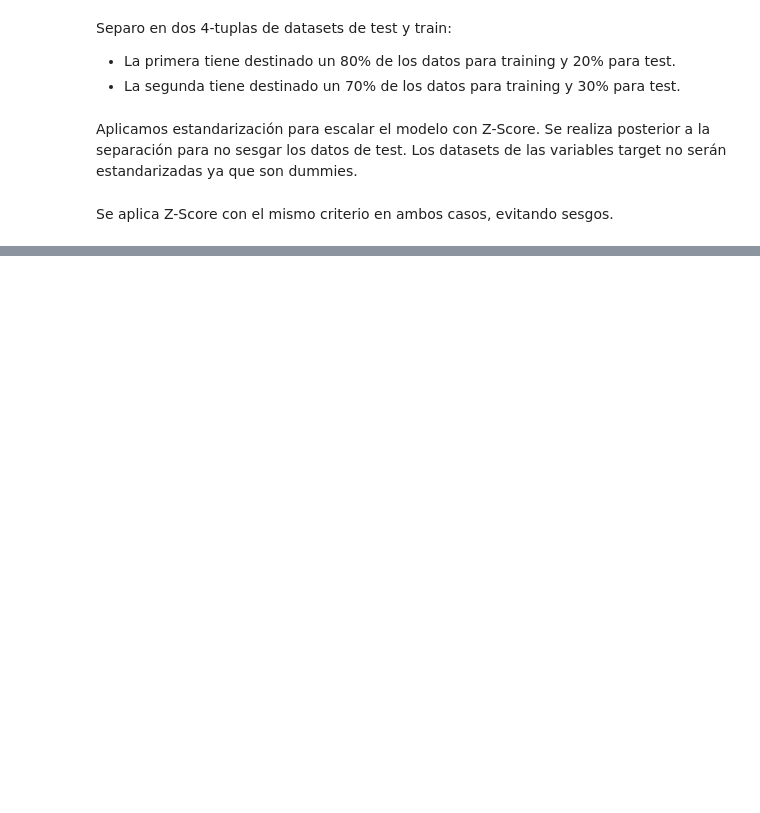
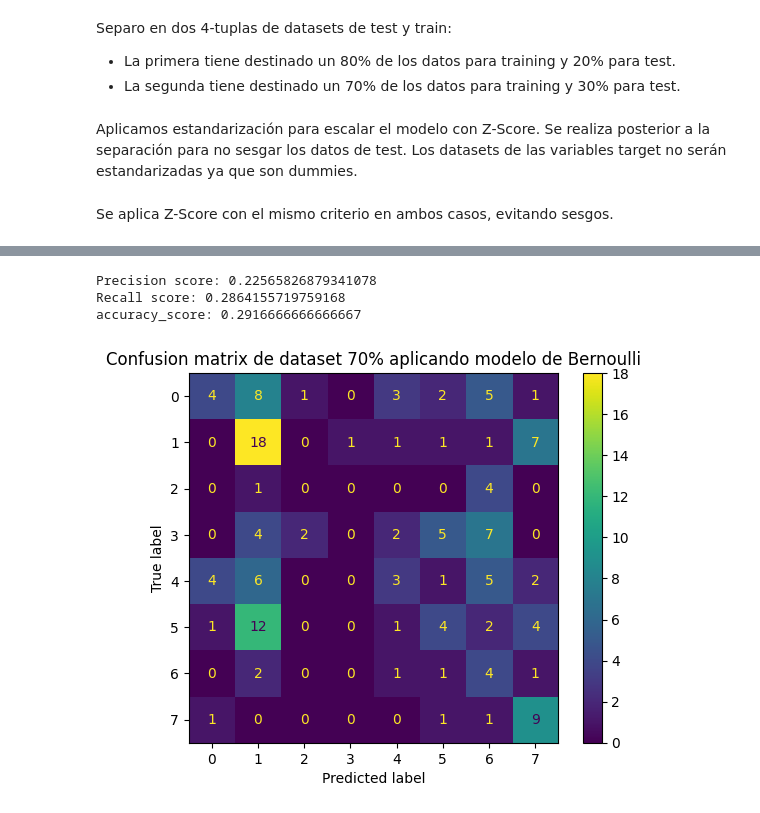
Before and after one commit to bpace1/TP2-Mineria-De-Datos, a Jupyter notebook: Tp_2.ipynb, the cells around one changed output, grey strips where cells are left out. Saved outputs shown, nothing was run; the diff lists cells and outputs as text; code cells hidden in the pictures; blank space fills up the shorter version.

```diff
--- a/Tp_2.ipynb
+++ b/Tp_2.ipynb
@@ -850,0 +972,17 @@ X_test_30_std: pd.DataFrame = pd.DataFrame(X_70.transform(X_test_30), columns=X_
+# %%
+bayes_ingenuo_70_bernoulli.fit(X_train_70_std, y_train_70)
+
+y_pred_bayes_ingenuo_70_bernoulli = bayes_ingenuo_70_bernoulli.predict(X_test_30_std)
+
+print(f'Precision score: {precision_score(y_test_30, y_pred_bayes_ingenuo_70_bernoulli, average="macro")}')
+print(f'Recall score: {recall_score(y_test_30, y_pred_bayes_ingenuo_70_bernoulli, average="macro")}')
+print(f'accuracy_score: {accuracy_score(y_test_30, y_pred_bayes_ingenuo_70_bernoulli)}')
+
+confusion_matrix_70_bernoulli = confusion_matrix(y_test_30, y_pred_bayes_ingenuo_70_bernoulli)
+ConfusionMatrixDisplay(confusion_matrix_70_bernoulli).plot()
+plt.title('Confusion matrix de dataset 70% aplicando modelo de Bernoulli');
+# %% [output]
+Precision score: 0.22565826879341078
+Recall score: 0.2864155719759168
+accuracy_score: 0.2916666666666667
+[figure, added]
```
Also changed, not shown: parts of 24 cells of this notebook.
